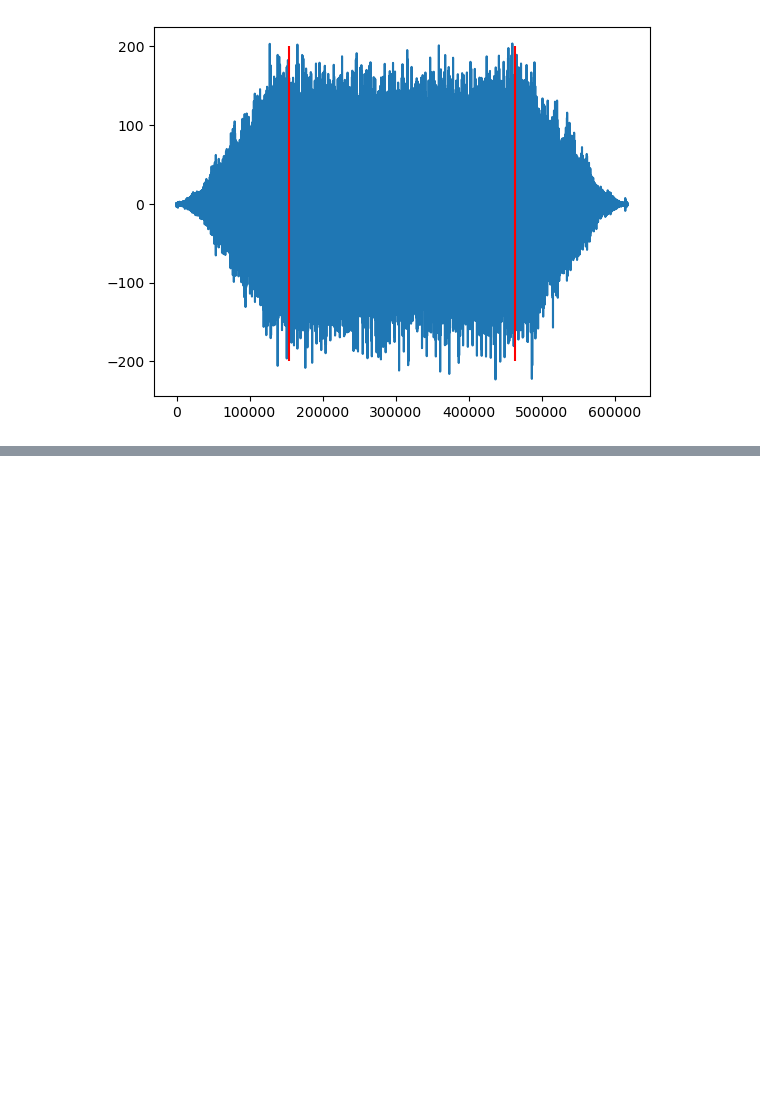
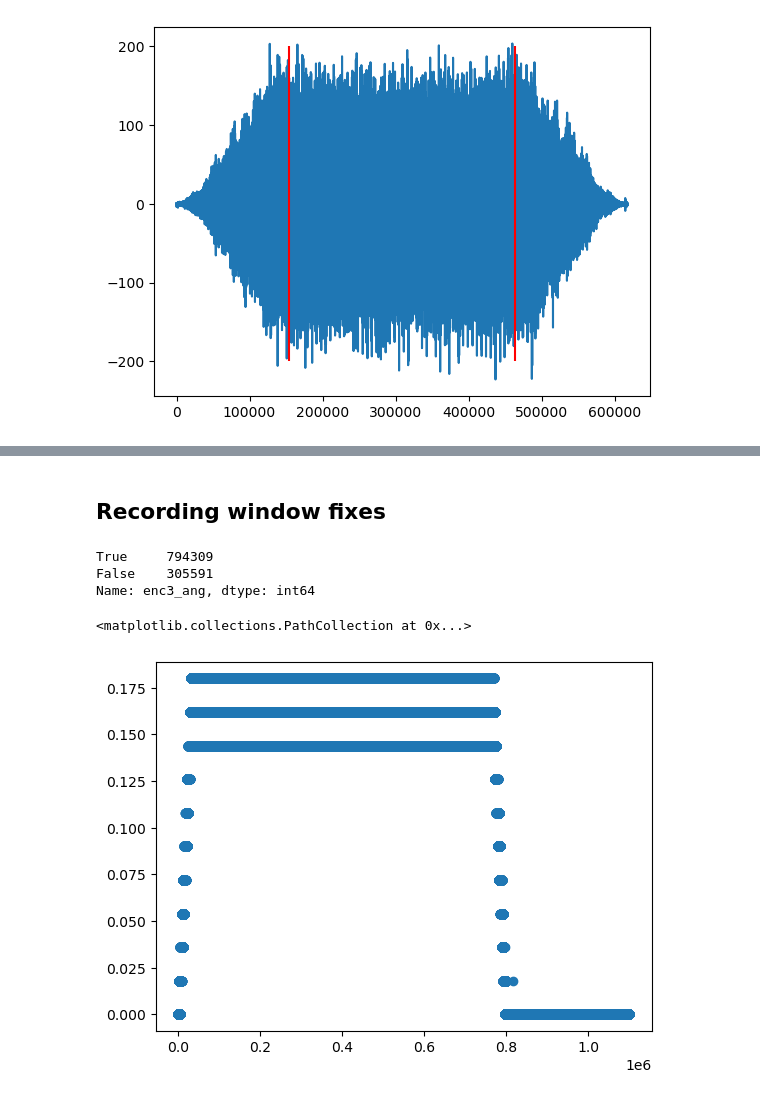
Before and after one commit to 4llu/rapid-deployment, a Jupyter notebook: src/data/data_processing_arotor_replication.ipynb, the cells around one changed output, grey strips where cells are left out. Saved outputs shown, nothing was run; the diff lists cells and outputs as text; code cells hidden in the pictures; blank space fills up the shorter version.

```diff
--- a/src/data/data_processing_arotor_replication.ipynb
+++ b/src/data/data_processing_arotor_replication.ipynb
@@ -255,0 +596,26 @@ swap.to_feather(os.path.join(raw_data_folder, "ARotor_replication", "1000rpm_CT_
+# %% [markdown]
+## Recording window fixes
+# %%
+df = pd.read_feather(
+    os.path.join(
+        raw_data_folder,
+        "ARotor_replication",
+        "Faults",
+        "GP9_mild_tff",
+        "data_set_2",
+        "3012Hz",
+        "sensor",
+        "250rpm_CT_failure_11%_GP9_0.feather",
+    )
+)
+
+y = df["enc3_ang"].diff()
+
+print((y > 0).value_counts())
+plt.scatter(range(len(y)), y)
+# %% [output]
+True     794309
+False    305591
+Name: enc3_ang, dtype: int64
+<matplotlib.collections.PathCollection at 0x...>
+[figure, added]
```
Also changed, not shown: parts of 23 cells of this notebook, 8 other files.
